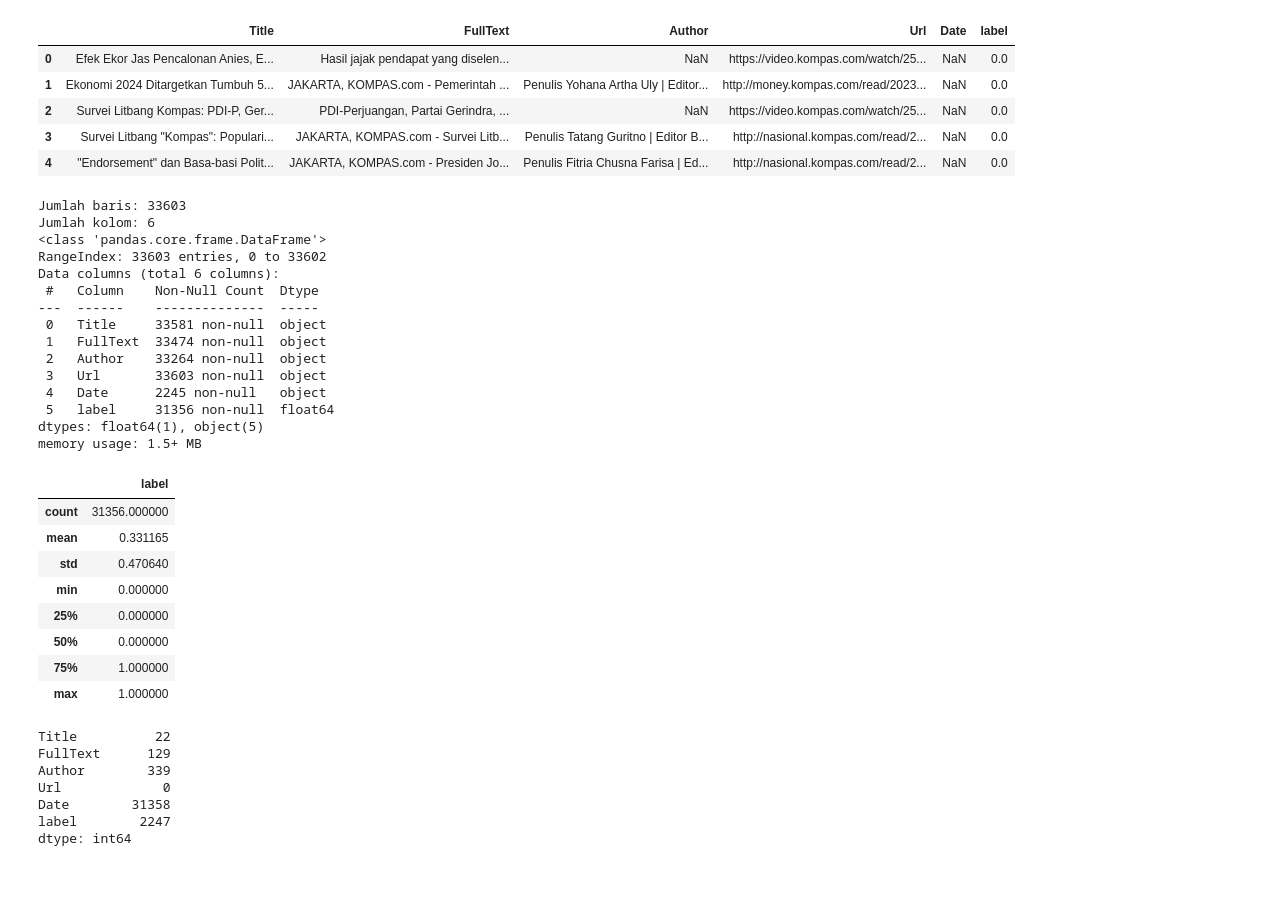
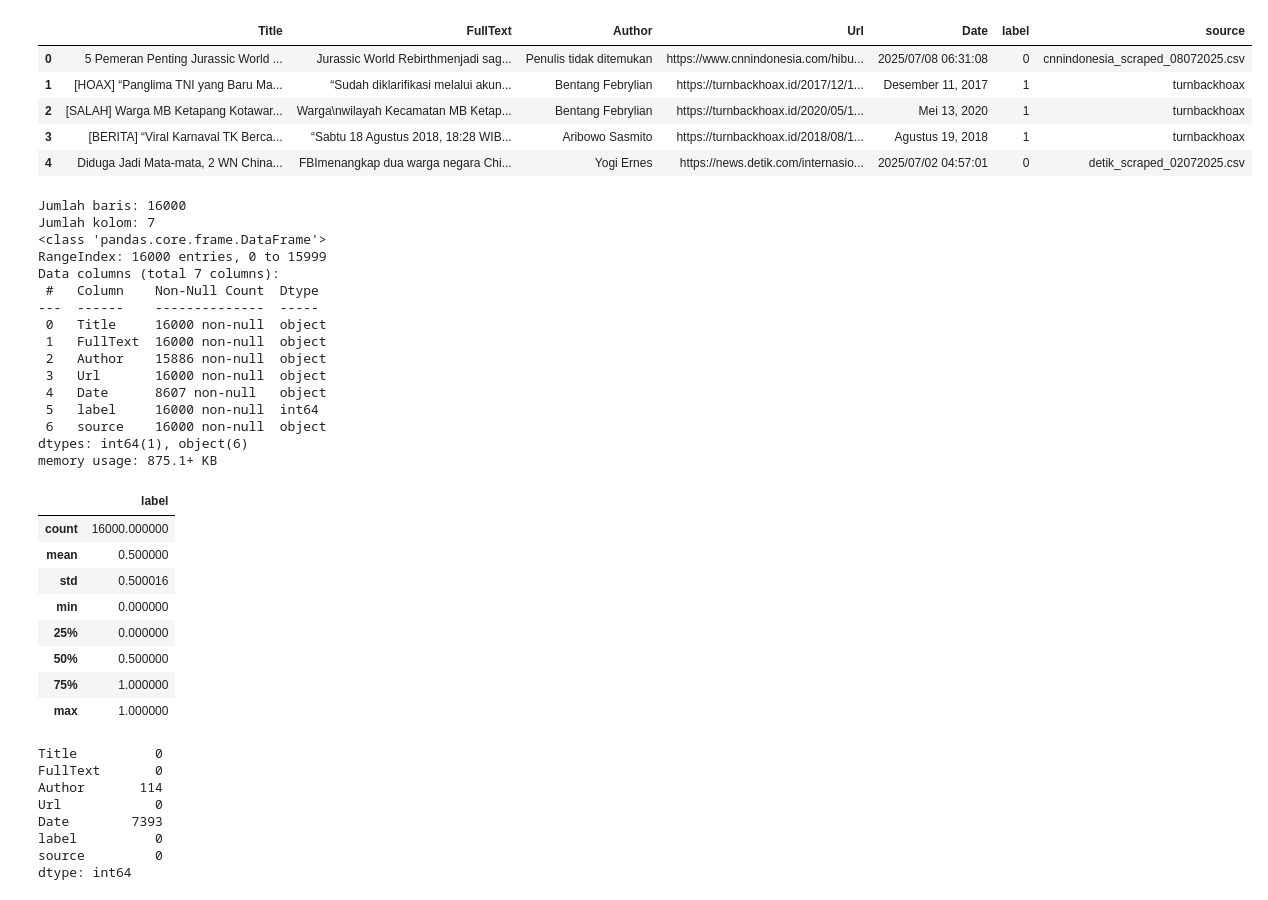
Before and after one commit to zainoor/indo-hoax-detector-indobert, a Jupyter notebook: evaluation/explore.ipynb, the cells around one changed output. Drawn from its saved outputs; the diff is of its cells as text; code cells hidden in the pictures.

```diff
--- a/evaluation/explore.ipynb
+++ b/evaluation/explore.ipynb
@@ -1,18 +1,18 @@
 # %%
 import pandas as pd
 
 # Load dataset
-df = pd.read_csv('../rawdata/dataset_combine.csv')
+df = pd.read_csv('../rawdata/combine.csv')
 
 # Tampilkan 5 baris pertama
 df.head()
 # %% [output]
-|  | Title | FullText | Author | Url | Date | label |
-| 0 | Efek Ekor Jas Pencalonan Anies, E... | Hasil jajak pendapat yang diselen... | NaN | https://video.kompas.com/watch/25... | NaN | 0.0 |
-| 1 | Ekonomi 2024 Ditargetkan Tumbuh 5... | JAKARTA, KOMPAS.com - Pemerintah ... | Penulis Yohana Artha Uly | Editor... | http://money.kompas.com/read/2023... | NaN | 0.0 |
-| 2 | Survei Litbang Kompas: PDI-P, Ger... | PDI-Perjuangan, Partai Gerindra, ... | NaN | https://video.kompas.com/watch/25... | NaN | 0.0 |
-| 3 | Survei Litbang "Kompas": Populari... | JAKARTA, KOMPAS.com - Survei Litb... | Penulis Tatang Guritno | Editor B... | http://nasional.kompas.com/read/2... | NaN | 0.0 |
-| 4 | "Endorsement" dan Basa-basi Polit... | JAKARTA, KOMPAS.com - Presiden Jo... | Penulis Fitria Chusna Farisa | Ed... | http://nasional.kompas.com/read/2... | NaN | 0.0 |
+|  | Title | FullText | Author | Url | Date | label | source |
+| 0 | 5 Pemeran Penting Jurassic World ... | Jurassic World Rebirthmenjadi sag... | Penulis tidak ditemukan | https://www.cnnindonesia.com/hibu... | 2025/07/08 06:31:08 | 0 | cnnindonesia_scraped_08072025.csv |
+| 1 | [HOAX] “Panglima TNI yang Baru Ma... | “Sudah diklarifikasi melalui akun... | Bentang Febrylian | https://turnbackhoax.id/2017/12/1... | Desember 11, 2017 | 1 | turnbackhoax |
+| 2 | [SALAH] Warga MB Ketapang Kotawar... | Warga\nwilayah Kecamatan MB Ketap... | Bentang Febrylian | https://turnbackhoax.id/2020/05/1... | Mei 13, 2020 | 1 | turnbackhoax |
+| 3 | [BERITA] “Viral Karnaval TK Berca... | “Sabtu 18 Agustus 2018, 18:28 WIB... | Aribowo Sasmito | https://turnbackhoax.id/2018/08/1... | Agustus 19, 2018 | 1 | turnbackhoax |
+| 4 | Diduga Jadi Mata-mata, 2 WN China... | FBImenangkap dua warga negara Chi... | Yogi Ernes | https://news.detik.com/internasio... | 2025/07/02 04:57:01 | 0 | detik_scraped_02072025.csv |
 # %%
 # Ukuran dataset
 print(f"Jumlah baris: {df.shape[0]}")
@@ -24,39 +24,41 @@ df.info()
 # Statistik deskriptif numerik
 df.describe()
 # %% [output]
-Jumlah baris: 33603
-Jumlah kolom: 6
+Jumlah baris: 16000
+Jumlah kolom: 7
 <class 'pandas.core.frame.DataFrame'>
-RangeIndex: 33603 entries, 0 to 33602
-Data columns (total 6 columns):
+RangeIndex: 16000 entries, 0 to 15999
+Data columns (total 7 columns):
  #   Column    Non-Null Count  Dtype
 ---  ------    --------------  -----
- 0   Title     33581 non-null  object
- 1   FullText  33474 non-null  object
- 2   Author    33264 non-null  object
- 3   Url       33603 non-null  object
- 4   Date      2245 non-null   object
- 5   label     31356 non-null  float64
-dtypes: float64(1), object(5)
-memory usage: 1.5+ MB
+ 0   Title     16000 non-null  object
+ 1   FullText  16000 non-null  object
+ 2   Author    15886 non-null  object
+ 3   Url       16000 non-null  object
+ 4   Date      8607 non-null   object
+ 5   label     16000 non-null  int64
+ 6   source    16000 non-null  object
+dtypes: int64(1), object(6)
+memory usage: 875.1+ KB
 |  | label |
-| count | 31356.000000 |
-| mean | 0.331165 |
-| std | 0.470640 |
+| count | 16000.000000 |
+| mean | 0.500000 |
+| std | 0.500016 |
 | min | 0.000000 |
 | 25% | 0.000000 |
-| 50% | 0.000000 |
+| 50% | 0.500000 |
 | 75% | 1.000000 |
 | max | 1.000000 |
 # %%
 df.isnull().sum()
 # %% [output]
-Title          22
-FullText      129
-Author        339
-Url             0
-Date        31358
-label        2247
+Title          0
+FullText       0
+Author       114
+Url            0
+Date        7393
+label          0
+source         0
 dtype: int64
 # %%
 df['label'].value_counts().plot(kind='bar', title='Distribusi Label Hoaks vs Valid')
```
Also changed, not shown: parts of 6 cells of this notebook, 18 other files.
